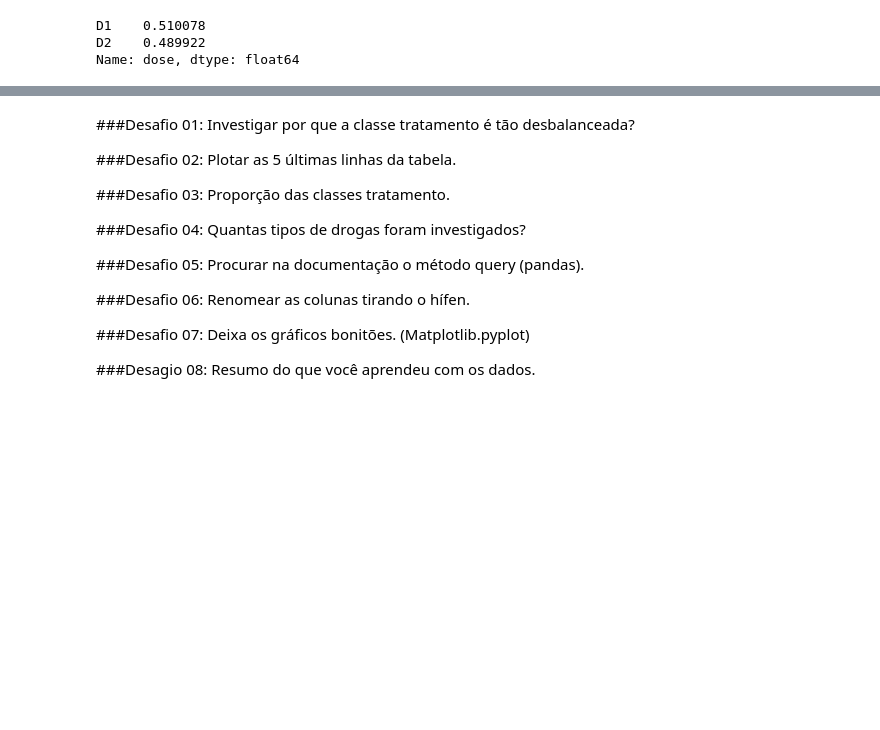
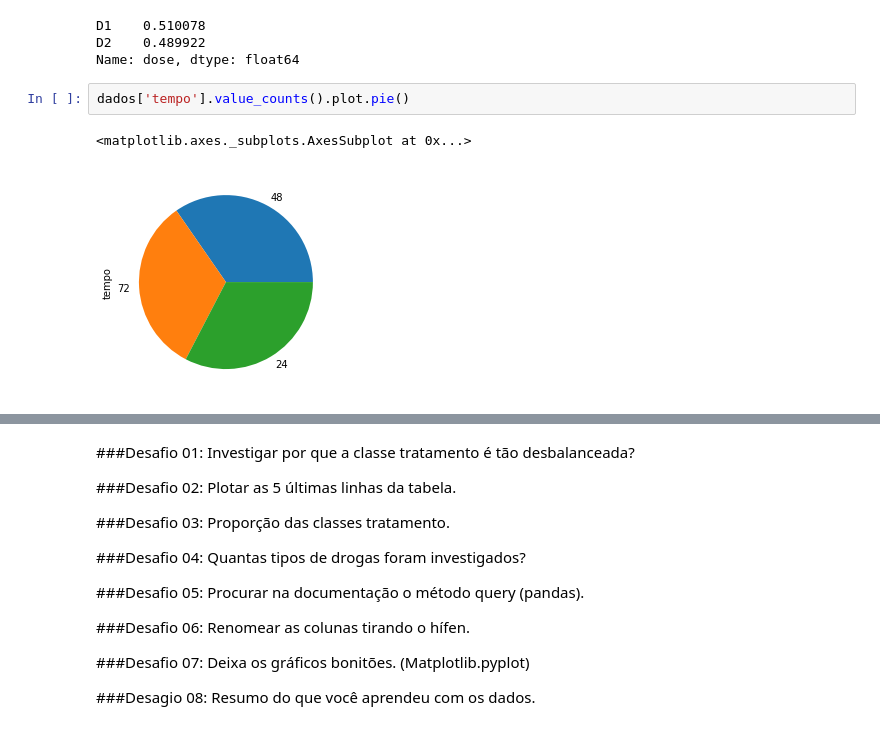
Before and after one commit to CesarAlbuquerque85/Imersao-Alura, a Jupyter notebook: Alura_Imersao_aula1.ipynb, the cells around one changed output, grey strips where cells are left out. Saved outputs shown, nothing was run; the diff lists cells and outputs as text; blank space fills up the shorter version.

```diff
--- a/Alura_Imersao_aula1.ipynb
+++ b/Alura_Imersao_aula1.ipynb
@@ -105,3 +105,8 @@ dados['dose'].value_counts(normalize = True)
 D1    0.510078
 D2    0.489922
 Name: dose, dtype: float64
+# %%
+dados['tempo'].value_counts().plot.pie()
+# %% [output]
+<matplotlib.axes._subplots.AxesSubplot at 0x...>
+[figure, added]
```
Also changed, not shown: parts of 5 cells of this notebook.
